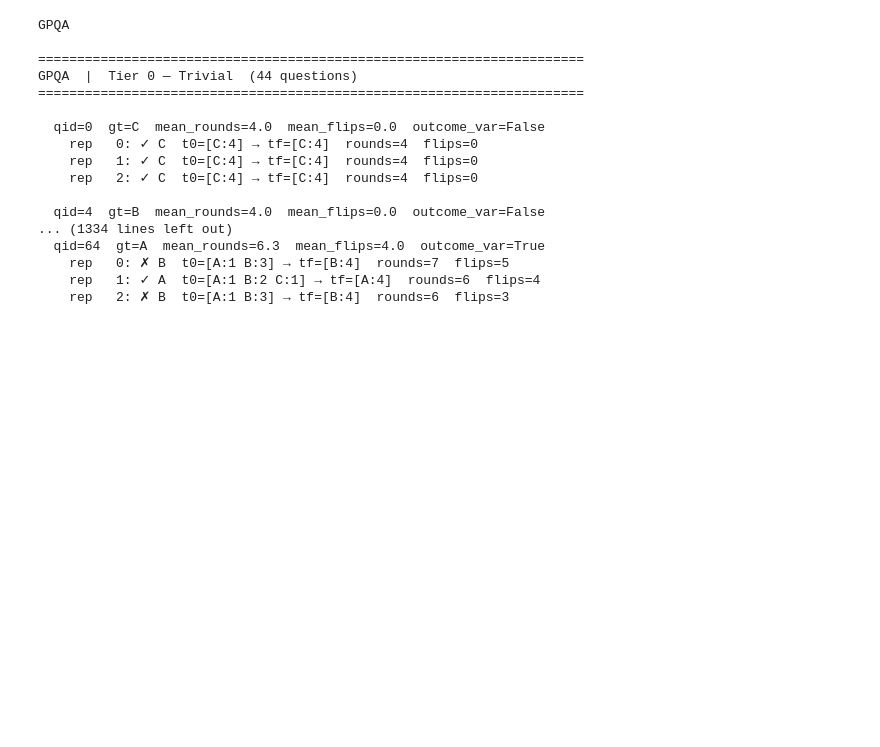
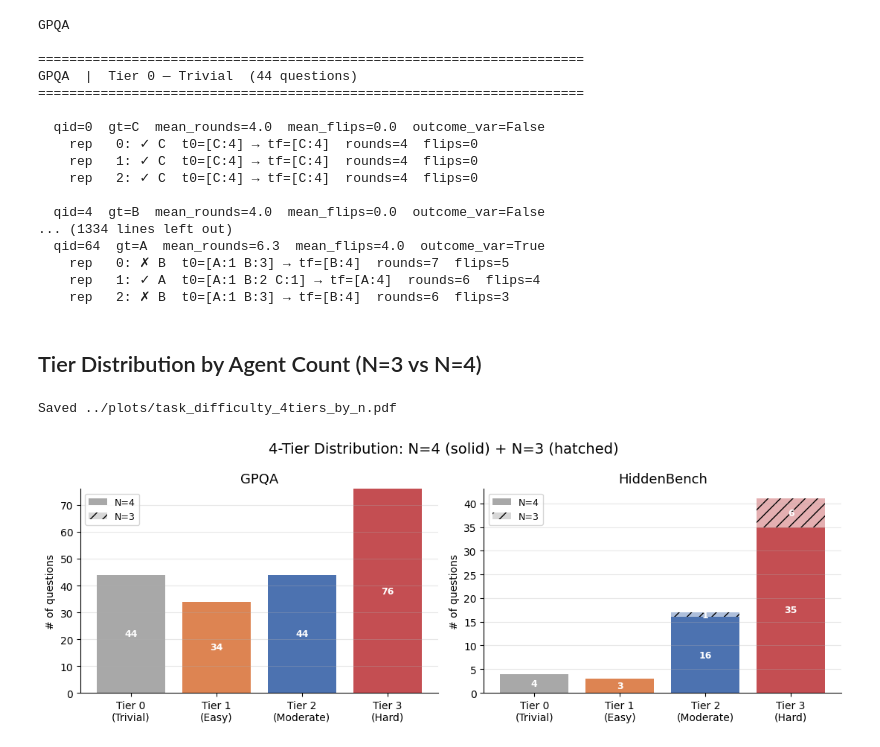
Before and after one commit to echtermeyer/LLM-Based-MAS, a Jupyter notebook: notebooks/008v2 Task Difficulty Tiers (4-tier).ipynb, the cells around one changed output. Saved outputs shown, nothing was run; the diff lists cells and outputs as text; code cells hidden in the pictures; blank space fills up the shorter version.

```diff
--- a/notebooks/008v2 Task Difficulty Tiers (4-tier).ipynb
+++ b/notebooks/008v2 Task Difficulty Tiers (4-tier).ipynb
@@ -274,15 +277,19 @@ plt.show()
 # %% [markdown]
 ## Tier 3 Question IDs
 # %%
-hb_n4_qids = {qid for qid, d in hb_raw.items() if d['N'] == 4}
+gpqa_df_n4 = pd.DataFrame([question_stats(d) for d in gpqa_raw.values() if d['N'] == 4])
+gpqa_df_n4['tier'] = gpqa_df_n4.apply(assign_tier, axis=1)
+
+hb_df_n4 = pd.DataFrame([question_stats(d) for d in hb_raw.values() if d['N'] == 4])
+hb_df_n4['tier'] = hb_df_n4.apply(assign_tier, axis=1)
 
 gpqa_tiers = {
-    str(t): sorted(gpqa_df[gpqa_df['tier'] == t]['qid'].tolist())
-    for t in sorted(gpqa_df['tier'].unique())
+    str(t): sorted(gpqa_df_n4[gpqa_df_n4['tier'] == t]['qid'].tolist())
+    for t in sorted(gpqa_df_n4['tier'].unique())
 }
 hb_tiers = {
-    str(t): sorted(hb_df[(hb_df['tier'] == t) & hb_df['qid'].isin(hb_n4_qids)]['qid'].tolist())
-    for t in sorted(hb_df['tier'].unique())
+    str(t): sorted(hb_df_n4[hb_df_n4['tier'] == t]['qid'].tolist())
+    for t in sorted(hb_df_n4['tier'].unique())
 }
 
 subset_dir = ROOT / 'dataset'
@@ -371,3 +378,55 @@ GPQA  |  Tier 0 — Trivial  (44 questions)
     rep   0: ✗ B  t0=[A:1 B:3] → tf=[B:4]  rounds=7  flips=5
     rep   1: ✓ A  t0=[A:1 B:2 C:1] → tf=[A:4]  rounds=6  flips=4
     rep   2: ✗ B  t0=[A:1 B:3] → tf=[B:4]  rounds=6  flips=3
+# %% [markdown]
+## Tier Distribution by Agent Count (N=3 vs N=4)
+# %%
+def build_df_by_n(raw, n_val):
+    subset = {qid: d for qid, d in raw.items() if d['N'] == n_val}
+    if not subset:
+        return None
+    df = pd.DataFrame([question_stats(d) for d in subset.values()])
+    df['tier'] = df.apply(assign_tier, axis=1)
+    return df.sort_values('qid').reset_index(drop=True)
+
+fig, axes = plt.subplots(1, 2, figsize=(11, 4))
+
+for ax, (name, raw) in zip(axes, [('GPQA', gpqa_raw), ('HiddenBench', hb_raw)]):
+    df4 = build_df_by_n(raw, 4)
+    df3 = build_df_by_n(raw, 3)
+
+    x_pos = np.arange(len(tiers := [0, 1, 2, 3]))
+    counts4 = [len(df4[df4['tier'] == t]) if df4 is not None else 0 for t in tiers]
+    counts3 = [len(df3[df3['tier'] == t]) if df3 is not None else 0 for t in tiers]
+
+    bars4 = ax.bar(x_pos, counts4, color=[TIER_COLORS[t] for t in tiers], label='N=4')
+    bars3 = ax.bar(x_pos, counts3, bottom=counts4, color=[TIER_COLORS[t] for t in tiers],
+                   alpha=0.45, label='N=3', hatch='//')
+
+    for xi, (n4, n3) in enumerate(zip(counts4, counts3)):
+        if n4 > 0:
+            ax.text(xi, n4 / 2, str(n4), ha='center', va='center', fontsize=9,
+                    color='white', fontweight='bold')
+        if n3 > 0:
+            ax.text(xi, n4 + n3 / 2, str(n3), ha='center', va='center', fontsize=9,
+                    color='white', fontweight='bold')
+
+    ax.set_xticks(x_pos)
+    ax.set_xticklabels([f'Tier {t}\n({TIER_LABELS[t]})' for t in tiers])
+    ax.set_ylabel('# of questions')
+    ax.set_title(name, fontsize=13)
+    ax.legend(fontsize=9)
+    ax.grid(axis='y', alpha=0.3)
+    ax.spines['top'].set_visible(False)
+    ax.spines['right'].set_visible(False)
+
+fig.suptitle('4-Tier Distribution: N=4 (solid) + N=3 (hatched)', fontsize=14)
+plt.tight_layout()
+
+out_path = ROOT / 'plots' / 'task_difficulty_4tiers_by_n.pdf'
+fig.savefig(out_path, bbox_inches='tight')
+print(f'Saved {out_path}')
+plt.show()
+# %% [output]
+Saved ../plots/task_difficulty_4tiers_by_n.pdf
+[figure, added]
```
Also changed, not shown: parts of 7 cells of this notebook, 8 other files.
